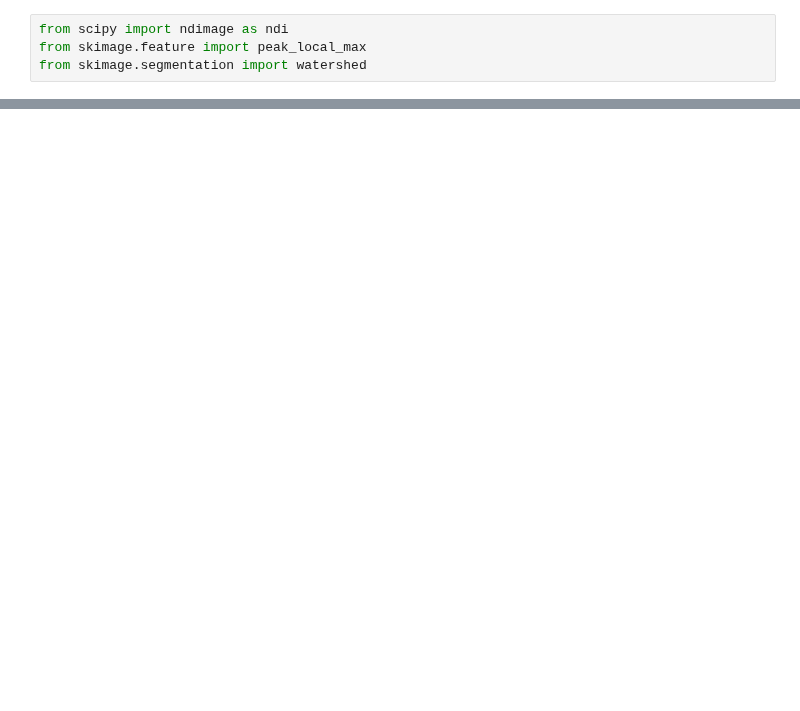
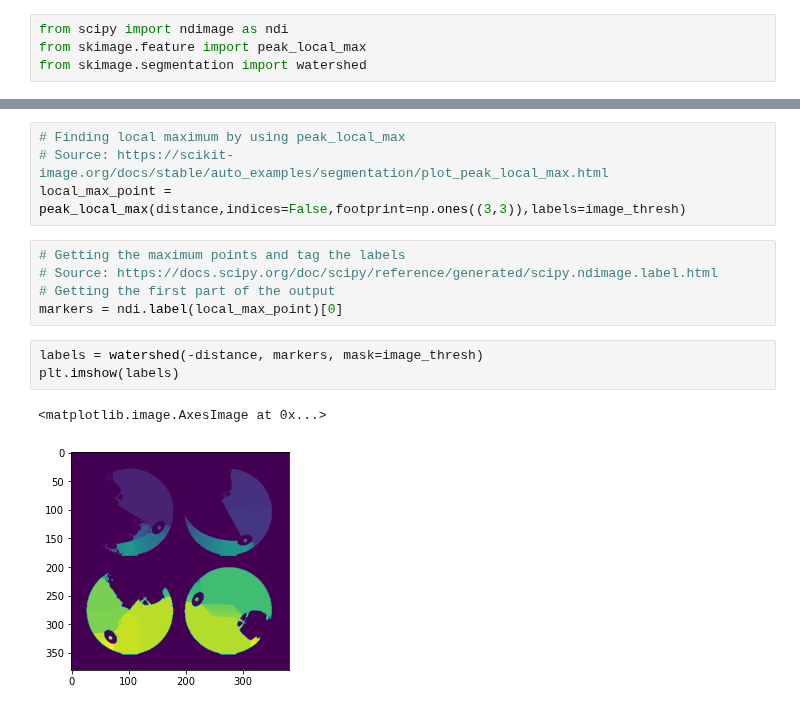
Before and after one commit to RRRRRRRRRRRoy/COMP9517-LabNAss, a Jupyter notebook: Lab04/lab04.ipynb, the cells around one changed output, grey strips where cells are left out. Saved outputs shown, nothing was run; the diff lists cells and outputs as text; blank space fills up the shorter version.

```diff
--- a/Lab04/lab04.ipynb
+++ b/Lab04/lab04.ipynb
@@ -50,0 +62,15 @@ from skimage.segmentation import watershed
+# %%
+# Finding local maximum by using peak_local_max
+# Source: https://scikit-image.org/docs/stable/auto_examples/segmentation/plot_peak_local_max.html
+local_max_point = peak_local_max(distance,indices=False,footprint=np.ones((3,3)),labels=image_thresh)
+# %%
+# Getting the maximum points and tag the labels
+# Source: https://docs.scipy.org/doc/scipy/reference/generated/scipy.ndimage.label.html
+# Getting the first part of the output
+markers = ndi.label(local_max_point)[0]
+# %%
+labels = watershed(-distance, markers, mask=image_thresh)
+plt.imshow(labels)
+# %% [output]
+<matplotlib.image.AxesImage at 0x...>
+[figure, added]
```
Also changed, not shown: parts of 3 cells of this notebook.
